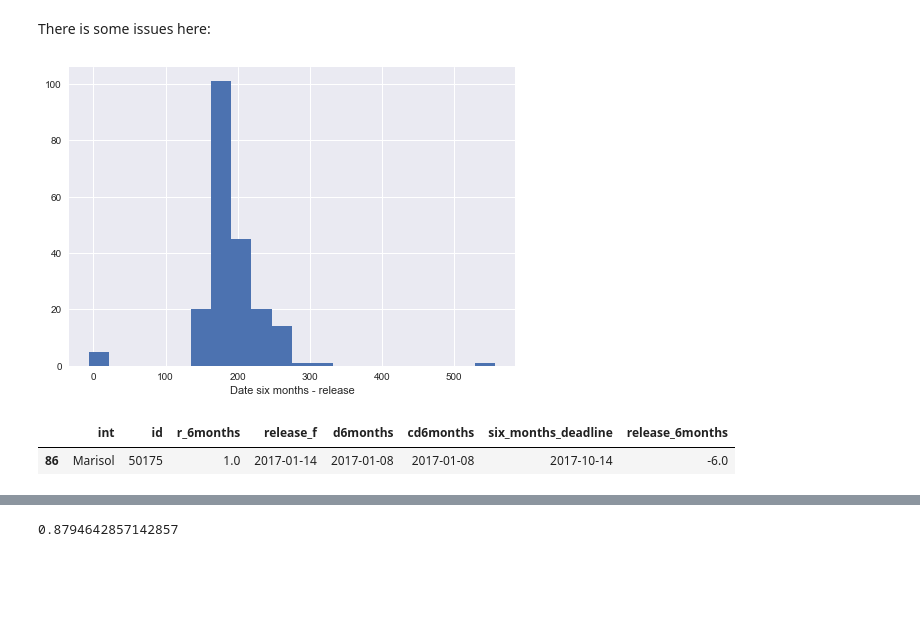
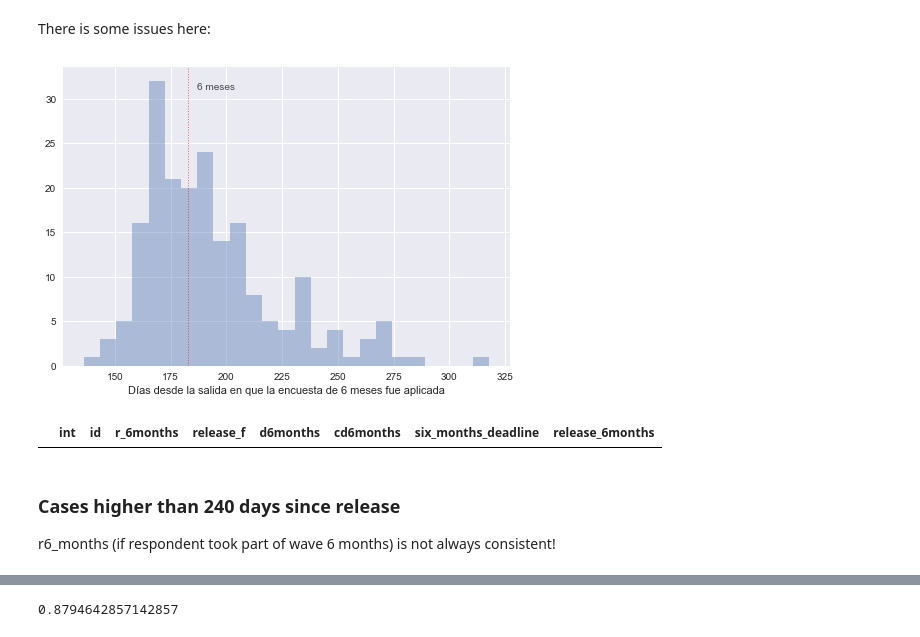
Before and after one commit to sdaza/reentry-chile, a Jupyter notebook: reports/reentry_chile_response_rates.ipynb, the cells around one changed output, grey strips where cells are left out. Drawn from its saved outputs; the diff is of its cells as text; code cells hidden in the pictures; blank space fills up the shorter version.

Commit message:
update dates

```diff
--- a/reports/reentry_chile_response_rates.ipynb
+++ b/reports/reentry_chile_response_rates.ipynb
@@ -433,13 +435,16 @@ There is some issues here:
 # %%
 df.loc[df.id == 50209, 'cd6months'] = pd.to_datetime('2017-07-30') # is this right?
 df = df.assign(release_6months = (df.cd6months - df.release_f).dt.days)
 
-ax = df.release_6months.hist(bins = 20);
-ax.set_xlabel('Date six months - release');
+sns.distplot(df.loc[df.r_6months==1, 'release_6months'], bins=25, kde=False);
+plt.axvline(x=(30.5*6), color='r', ls='dotted', alpha=0.6, lw=1)
+plt.text(187, 31, '6 meses', alpha=0.8)
+plt.xlabel('Días desde la salida en que la encuesta de 6 meses fue aplicada');
+plt.savefig('plots/dias_6meses.pdf', dpi = 600)
 # %% [output]
-[figure, old version]
+[figure, new version]
 # %%
-df['six_months_deadline'] = pd.DatetimeIndex( df['release_f'] ) + pd.DateOffset(months = 9)
+df['six_months_deadline'] = pd.DatetimeIndex( df['release_f'] ) + pd.DateOffset(months = 7)
 
 s = ((df.r_6months == 1) & (today > df.six_months_deadline)) & (
     (df.release_6months <= 0) | (df.cd6months.isnull()))
@@ -448,9 +453,12 @@ df.loc[s,['int', 'id', 'r_6months', 'release_f', 'd6months',
           'cd6months', 'six_months_deadline', 'release_6months']].sort_values('id')
 # %% [output]
 |  | int | id | r_6months | release_f | d6months | cd6months | six_months_deadline | release_6months |
-| 86 | Marisol | 50175 | 1.0 | 2017-01-14 | 2017-01-08 | 2017-01-08 | 2017-10-14 | -6.0 |
 # %%
 # df.loc[df.release_6months < -0,['int', 'id', 'r_6months', 'release_f', 'd6months', 'cd6months', 'six_months_deadline', 'release_6months']].sort_values('id')
+# %% [markdown]
+### Cases higher than 240 days since release
+
+r6_months (if respondent took part of wave 6 months) is not always consistent!
 # %%
 df.loc[np.abs(df.release_6months) > 240, ['int', 'id', 'r_6months', 'release_f', 'cd6months',
                                           'six_months_deadline',
```
Also changed, not shown: parts of 16 cells of this notebook, 1 other file.
